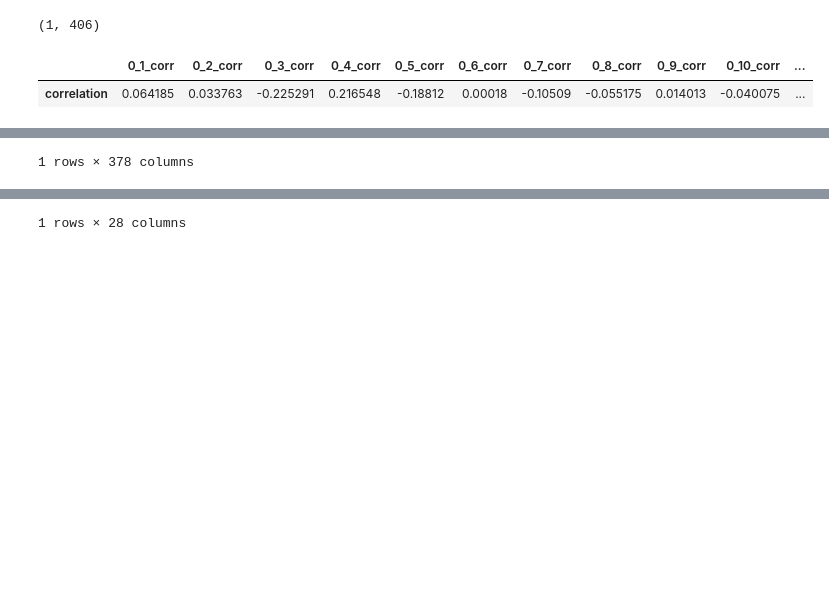
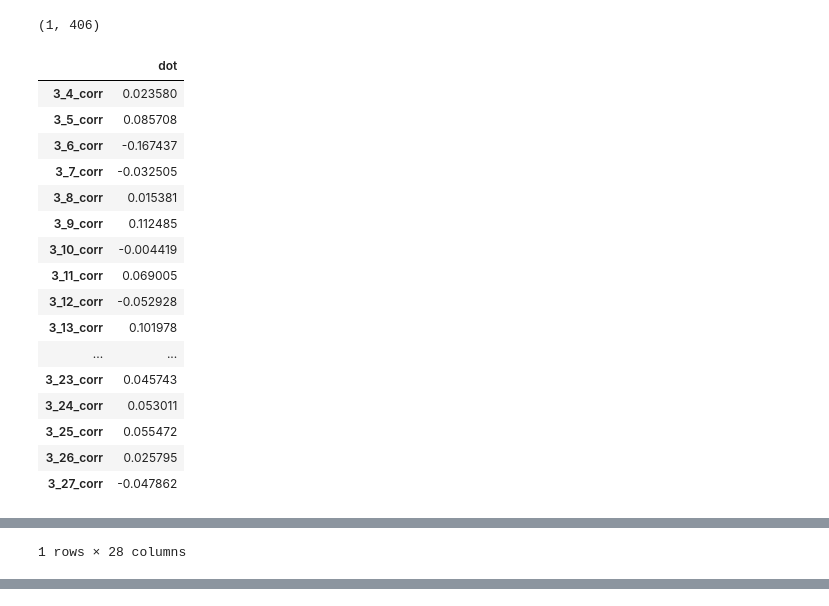
Before and after one commit to alexcolls/rex-ai, a Jupyter notebook: notebooks/marti/risk_management.ipynb, the cells around one changed output, grey strips where cells are left out. Saved outputs shown, nothing was run; the diff lists cells and outputs as text; code cells hidden in the pictures; blank space fills up the shorter version.

Commit message:
correlation with volatility

```diff
--- a/notebooks/marti/risk_management.ipynb
+++ b/notebooks/marti/risk_management.ipynb
@@ -71,7 +71,7 @@ pred_last
 pred = abs(pred)
 # %%
 def pairs_correlation(df, rate=120):
-    df = df.copy()
+
     data = pd.DataFrame([])
     for pair in range(len(df.columns)):
         for second_pair in range(pair, len(df.columns)):
@@ -98,12 +98,27 @@ cor.shape
 (1, 406)
 # %%
 cor = cor.iloc[-1:,]
-
 cort = cor.T
-cort.columns = ["correlation"]
-cort = cort[round(cort.correlation,6) != 1.000000]
-
-display(cort.T, wt)
+cort.columns = ["dot"]
+cort = cort[round(cort["dot"], 6) != 1.000000]
+w.columns = ["dot"]
+wt = w.T
+display(cort.iloc[78:102], wt)
 # %% [output]
-|  | 0_1_corr | 0_2_corr | 0_3_corr | 0_4_corr | 0_5_corr | 0_6_corr | 0_7_corr | 0_8_corr | 0_9_corr | 0_10_corr | ... |
-| correlation | 0.064185 | 0.033763 | -0.225291 | 0.216548 | -0.18812 | 0.00018 | -0.10509 | -0.055175 | 0.014013 | -0.040075 | ... |
+|  | dot |
+| 3_4_corr | 0.023580 |
+| 3_5_corr | 0.085708 |
+| 3_6_corr | -0.167437 |
+| 3_7_corr | -0.032505 |
+| 3_8_corr | 0.015381 |
+| 3_9_corr | 0.112485 |
+| 3_10_corr | -0.004419 |
+| 3_11_corr | 0.069005 |
+| 3_12_corr | -0.052928 |
+| 3_13_corr | 0.101978 |
+| ... | ... |
+| 3_23_corr | 0.045743 |
+| 3_24_corr | 0.053011 |
+| 3_25_corr | 0.055472 |
+| 3_26_corr | 0.025795 |
+| 3_27_corr | -0.047862 |
@@ -110 +127 @@ display(cort.T, wt)
-1 rows × 378 columns
+1 rows × 28 columns
@@ -113 +127,0 @@ display(cort.T, wt)
-1 rows × 28 columns
```
Also changed, not shown: parts of 9 cells of this notebook.
